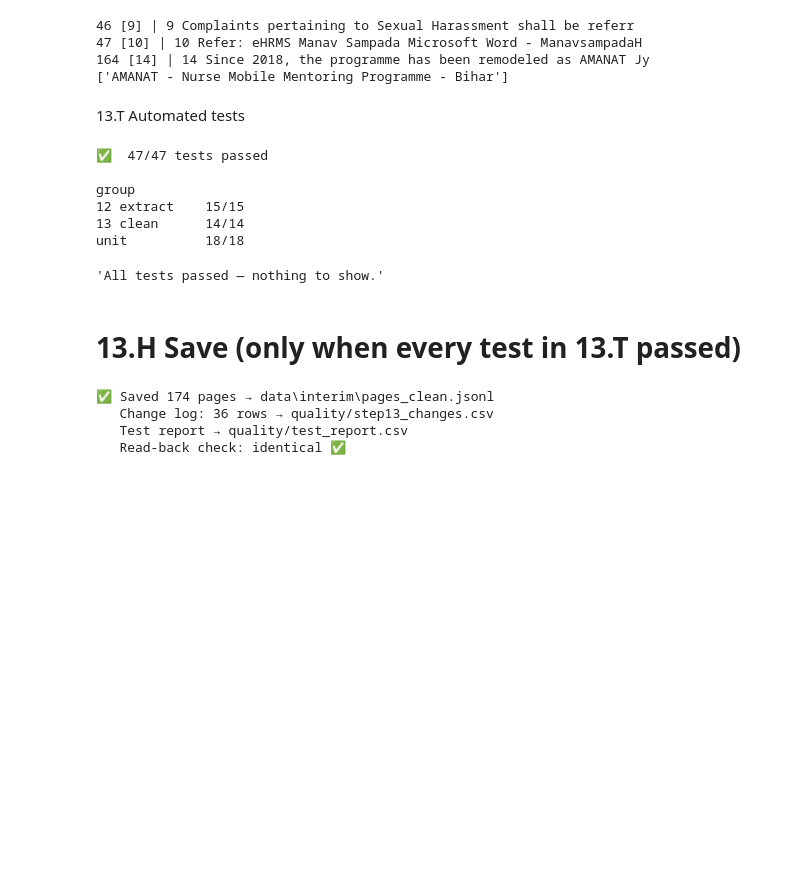
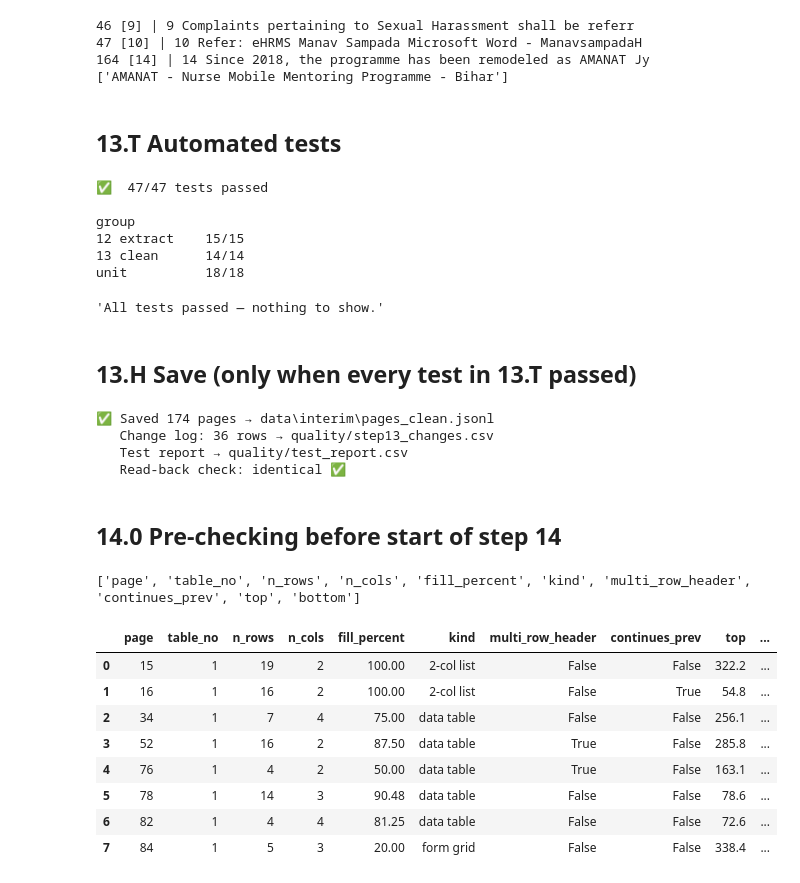
Before and after one commit to amanchaurasia512/swasthyasetu-rag, a Jupyter notebook: notebooks/02_extract_clean.ipynb, the cells around one changed output. Cells and saved outputs as stored; diff of their text form; code cells hidden in the pictures; blank space fills up the shorter version.

```diff
--- a/notebooks/02_extract_clean.ipynb
+++ b/notebooks/02_extract_clean.ipynb
@@ -886,7 +901,7 @@ print([l["text"] for l in next(p for p in CLEAN if p["pdf_page"] == 164)["lines"
 164 [14] | 14 Since 2018, the programme has been remodeled as AMANAT Jy
 ['AMANAT - Nurse Mobile Mentoring Programme - Bihar']
 # %% [markdown]
-13.T Automated tests
+## 13.T Automated tests
 # %%
 # ============================================================
 # 13.T  Automated tests for steps 12 + 13
@@ -1046,7 +1061,7 @@ group
 unit          18/18
 'All tests passed — nothing to show.'
 # %% [markdown]
-# 13.H  Save (only when every test in 13.T passed)
+## 13.H  Save (only when every test in 13.T passed)
 # %%
 # 13.H  Save (only when every test in 13.T passed)
 n_fail = int((report["result"] == "FAIL").sum())
@@ -1075,3 +1090,20 @@ else:
    Change log: 36 rows → quality/step13_changes.csv
    Test report → quality/test_report.csv
    Read-back check: identical ✅
+# %% [markdown]
+## 14.0 Pre-checking  before start of step 14
+# %%
+inv = pd.read_csv(PROFILE / "table_inventory.csv")
+print(inv.columns.tolist())
+inv.head(8)
+# %% [output]
+['page', 'table_no', 'n_rows', 'n_cols', 'fill_percent', 'kind', 'multi_row_header', 'continues_prev', 'top', 'bottom']
+|  | page | table_no | n_rows | n_cols | fill_percent | kind | multi_row_header | continues_prev | top | ... |
+| 0 | 15 | 1 | 19 | 2 | 100.00 | 2-col list | False | False | 322.2 | ... |
+| 1 | 16 | 1 | 16 | 2 | 100.00 | 2-col list | False | True | 54.8 | ... |
+| 2 | 34 | 1 | 7 | 4 | 75.00 | data table | False | False | 256.1 | ... |
+| 3 | 52 | 1 | 16 | 2 | 87.50 | data table | True | False | 285.8 | ... |
+| 4 | 76 | 1 | 4 | 2 | 50.00 | data table | True | False | 163.1 | ... |
+| 5 | 78 | 1 | 14 | 3 | 90.48 | data table | False | False | 78.6 | ... |
+| 6 | 82 | 1 | 4 | 4 | 81.25 | data table | False | False | 72.6 | ... |
+| 7 | 84 | 1 | 5 | 3 | 20.00 | form grid | False | False | 338.4 | ... |
```
Also changed, not shown: parts of 35 cells of this notebook.
